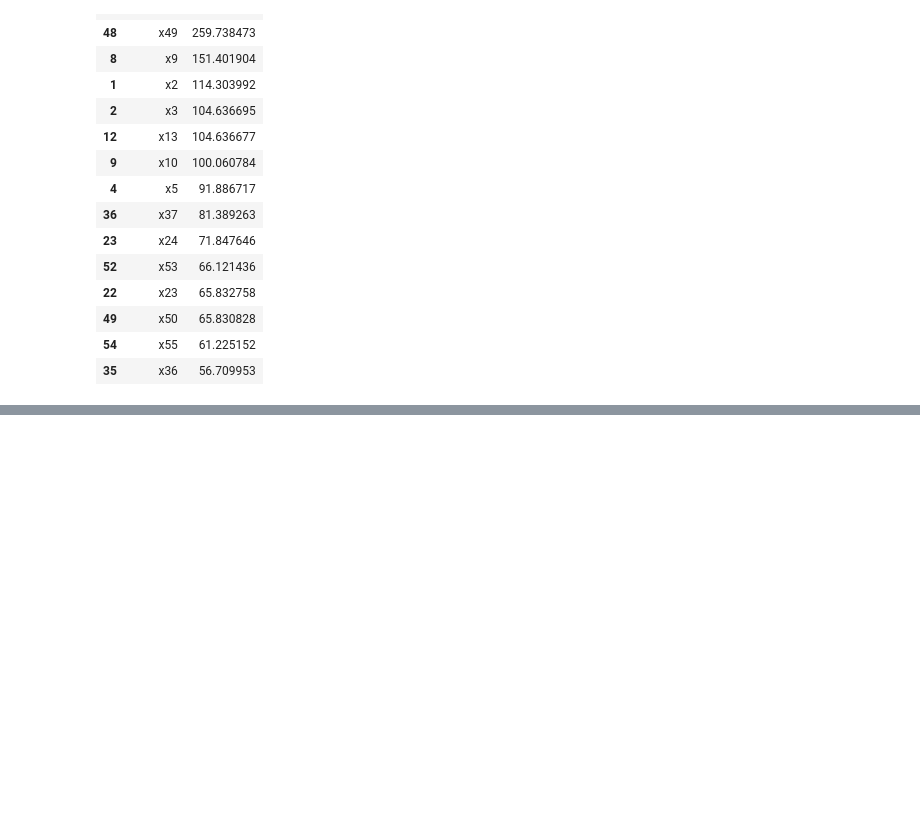
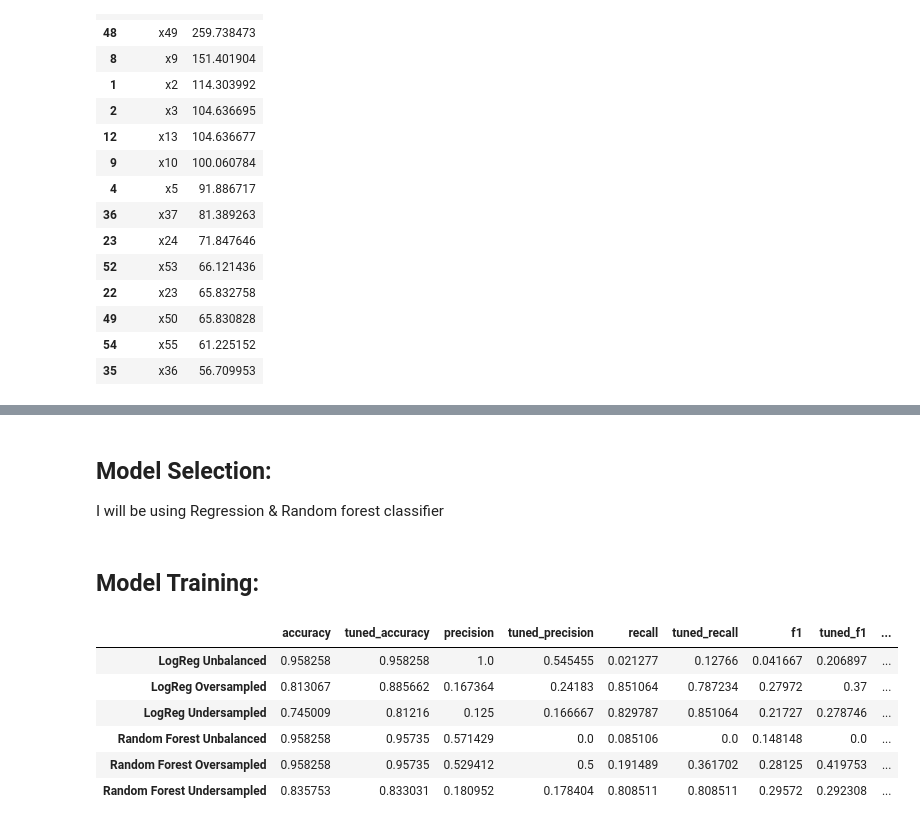
Before and after one commit to Elixir-sir/TASK-INTERN-CAREER, a Jupyter notebook: financial distress_analysis.ipynb, the cells around one changed output, grey strips where cells are left out. Drawn from its saved outputs; the diff is of its cells as text; code cells hidden in the pictures; blank space fills up the shorter version.

```diff
--- a/financial distress_analysis.ipynb
+++ b/financial distress_analysis.ipynb
@@ -185,0 +307,3 @@ KeyError: 'specs'
+# %% [markdown]
+## Model Selection:
+I will be using Regression & Random forest classifier
@@ -185,0 +350,2 @@ KeyError: 'specs'
+# %% [markdown]
+## Model Training:
@@ -185,0 +465,17 @@ KeyError: 'specs'
+# %%
+# Converting the list into a DataFrame
+models_df = pd.DataFrame(models)
+
+# Dropping the 'train' column
+models_df = models_df.T.drop(columns=['train'])
+
+# Displaying the results
+models_df
+# %% [output]
+|  | accuracy | tuned_accuracy | precision | tuned_precision | recall | tuned_recall | f1 | tuned_f1 | ... |
+| LogReg Unbalanced | 0.958258 | 0.958258 | 1.0 | 0.545455 | 0.021277 | 0.12766 | 0.041667 | 0.206897 | ... |
+| LogReg Oversampled | 0.813067 | 0.885662 | 0.167364 | 0.24183 | 0.851064 | 0.787234 | 0.27972 | 0.37 | ... |
+| LogReg Undersampled | 0.745009 | 0.81216 | 0.125 | 0.166667 | 0.829787 | 0.851064 | 0.21727 | 0.278746 | ... |
+| Random Forest Unbalanced | 0.958258 | 0.95735 | 0.571429 | 0.0 | 0.085106 | 0.0 | 0.148148 | 0.0 | ... |
+| Random Forest Oversampled | 0.958258 | 0.95735 | 0.529412 | 0.5 | 0.191489 | 0.361702 | 0.28125 | 0.419753 | ... |
+| Random Forest Undersampled | 0.835753 | 0.833031 | 0.180952 | 0.178404 | 0.808511 | 0.808511 | 0.29572 | 0.292308 | ... |
```
Also changed, not shown: parts of 17 cells of this notebook.
